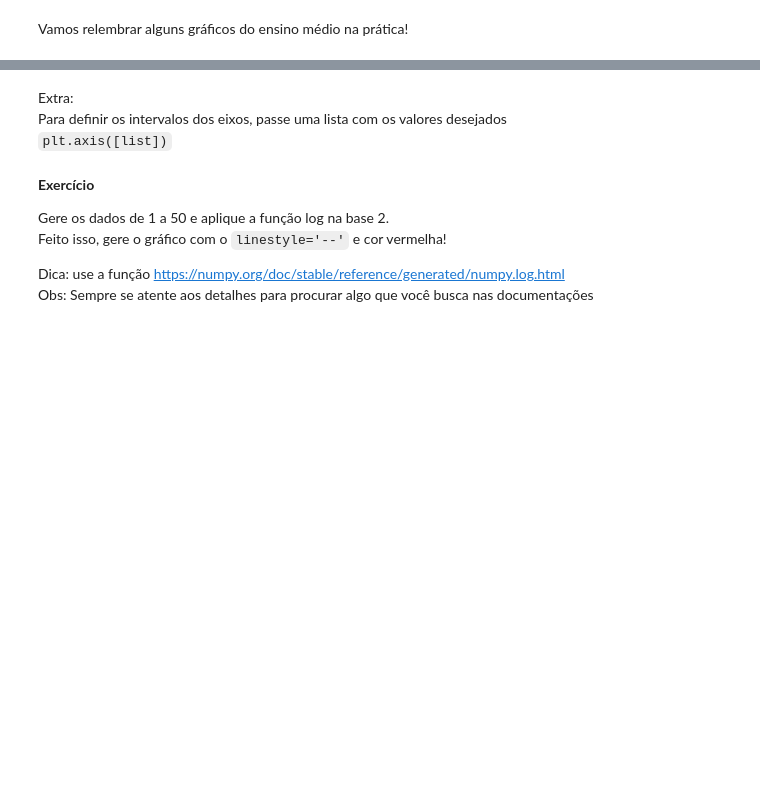
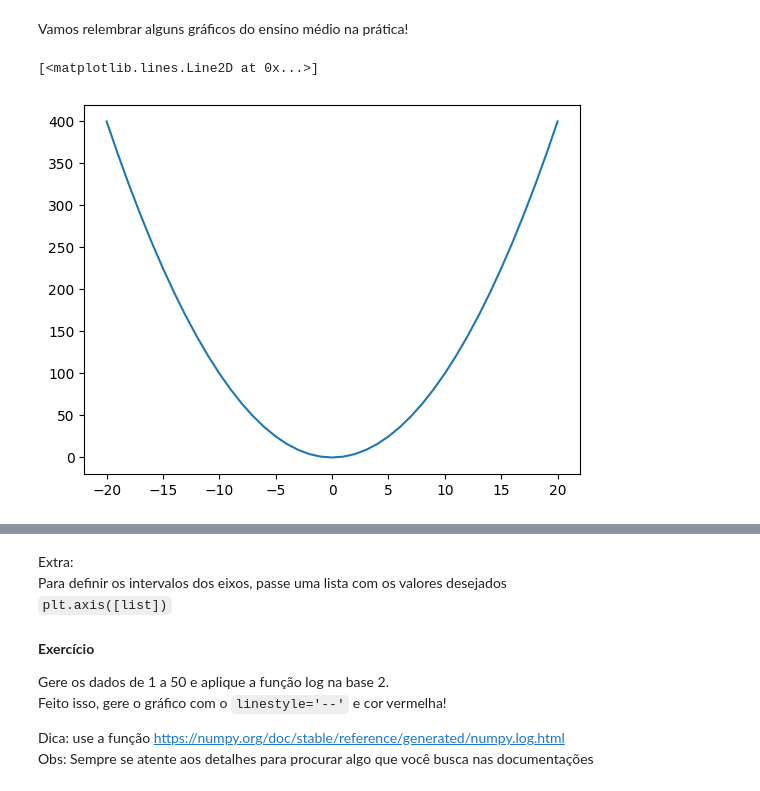
Before and after one commit to Vinicius203/Python_OFN5, a Jupyter notebook: notebook_aulas.ipynb, the cells around one changed output, grey strips where cells are left out. Drawn from its saved outputs; the diff is of its cells as text; code cells hidden in the pictures; blank space fills up the shorter version.

```diff
--- a/notebook_aulas.ipynb
+++ b/notebook_aulas.ipynb
@@ -2540,14 +2673,17 @@ Vamos relembrar alguns gráficos do ensino médio na prática!
 # %%
 # Retornando uma função quadrática
 
 # Criação do array de dados
-X = np.array( range(-20,21) )
+X = np.array(range(-20,21) )
 
 # Elevando os dados ao quadrado
 Y = X**2
 
 # Plot do gráfico com plt.plot(X,Y)
->
+plt.plot(X, Y)
+# %% [output]
+[<matplotlib.lines.Line2D at 0x...>]
+[figure, added]
 # %%
 # Retornando uma função cúbica
 
```
Also changed, not shown: parts of 97 cells of this notebook.
